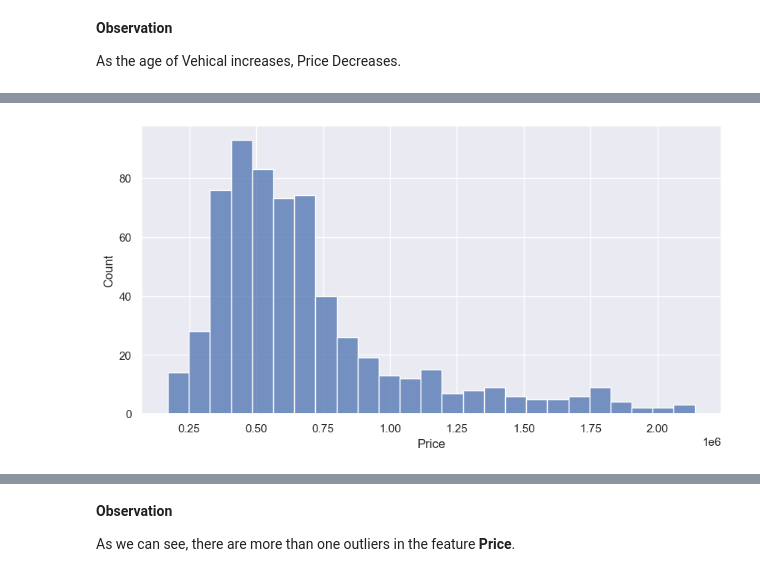
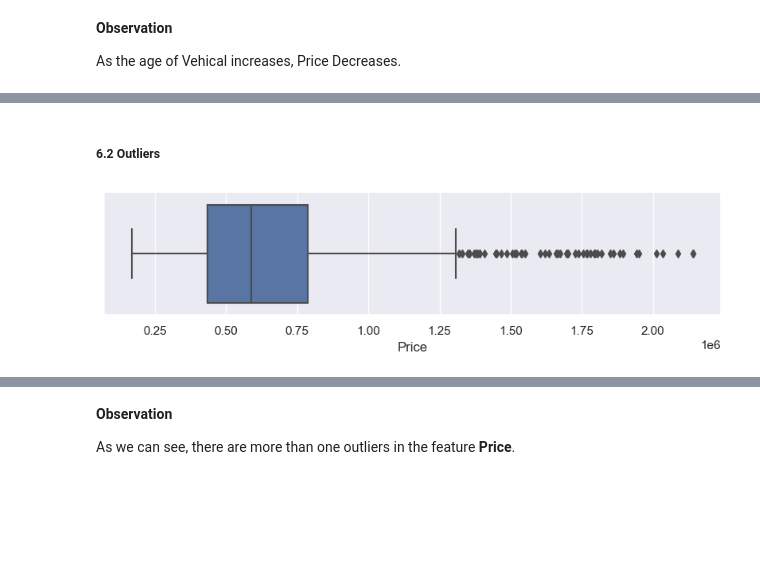
Before and after one commit to utkarshbelkhede/LeastSquare, a Jupyter notebook: notebook/LeastSquare.ipynb, the cells around one changed output, grey strips where cells are left out. Saved outputs shown, nothing was run; the diff lists cells and outputs as text; code cells hidden in the pictures; blank space fills up the shorter version.

Commit message:
added skewness and boxplot

```diff
--- a/notebook/LeastSquare.ipynb
+++ b/notebook/LeastSquare.ipynb
@@ -292,7 +326,8 @@ Before, fitting any model we need to analyse outliers in the dataset.
+# %% [markdown]
+##### 6.2 Outliers
 # %%
-fig = sns.set(rc={'figure.figsize': (10, 5)})
-sns.histplot(cars['Price'])
-# plt.hist(cars['Price'], bins=20, rwidth=0.8)
+fig = sns.set(rc={'figure.figsize': (10, 2)})
+sns.boxplot(x=cars['Price'])
 plt.show()
 # %% [output]
-[figure, old version]
+[figure, new version]
```
Also changed, not shown: parts of 14 cells of this notebook, 3 other files.
